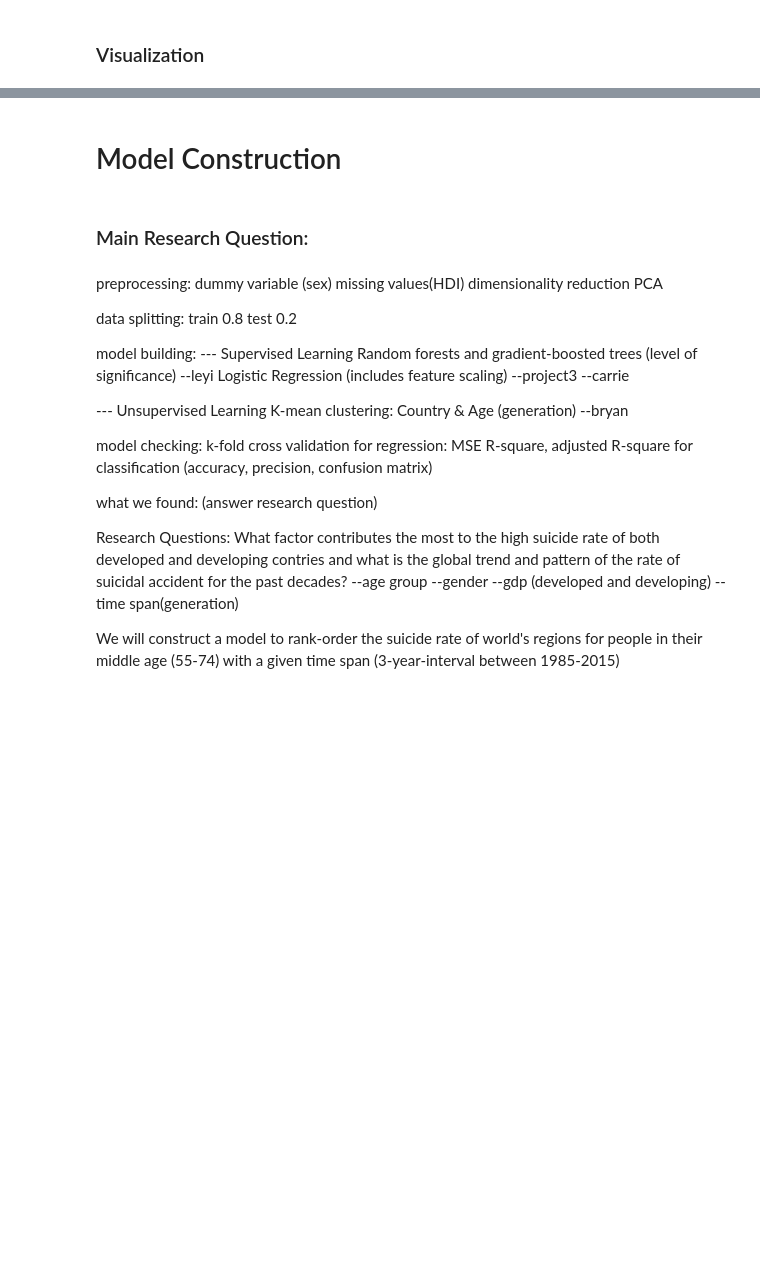
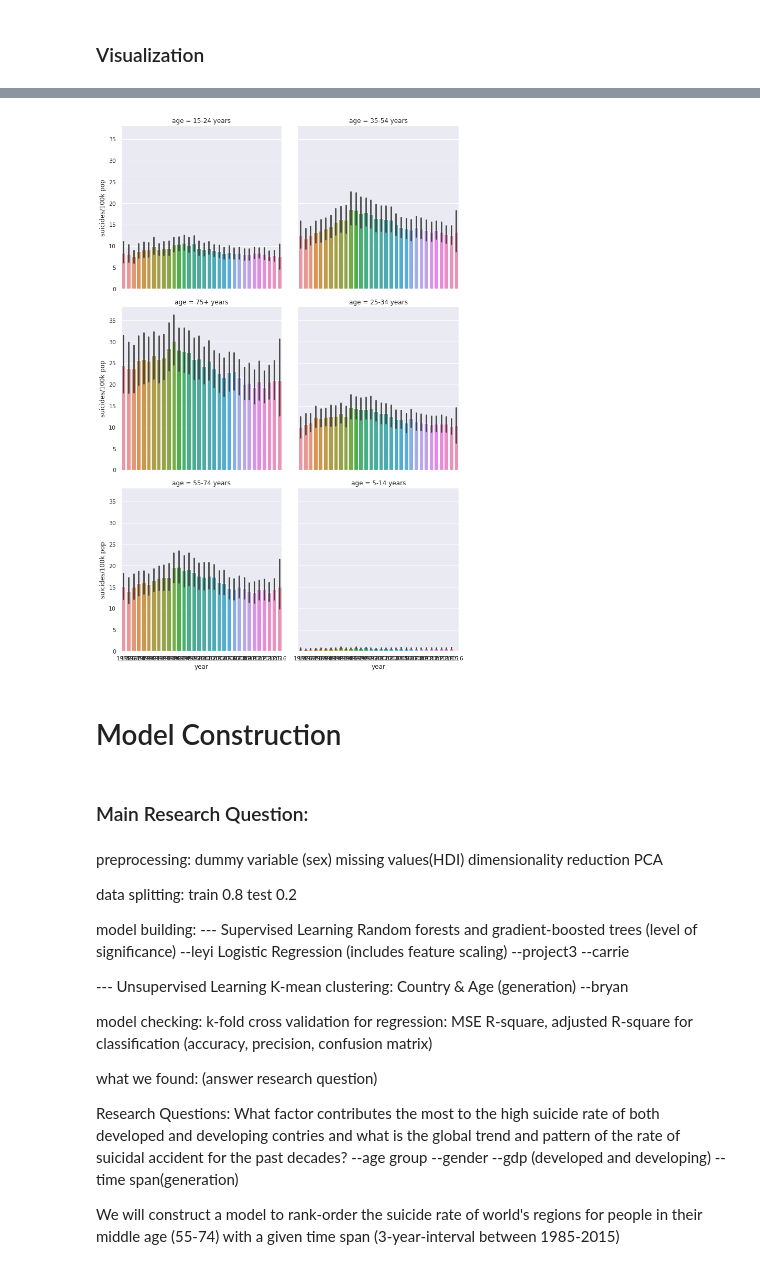
Before and after one commit to Leyi36/Cervical-cancer-for-PSTAT135, a Jupyter notebook: Suicide_Rate_Final_Project.ipynb, the cells around one changed output, grey strips where cells are left out. Saved outputs shown, nothing was run; the diff lists cells and outputs as text; code cells hidden in the pictures; blank space fills up the shorter version.

```diff
--- a/Suicide_Rate_Final_Project.ipynb
+++ b/Suicide_Rate_Final_Project.ipynb
@@ -269,3 +293,8 @@ ValueError: Cannot convert column into bool: please use '&' for 'and', '|' for '
+# %%
+sns.catplot('year','suicides/100k pop',col='age',data=suicide,kind='bar',col_wrap=2)
+sns.set(rc={'figure.figsize':(30,13)})
+# %% [output]
+[figure, added]
 # %% [markdown]
 # Model Construction
 # %% [markdown]
```
Also changed, not shown: parts of 41 cells of this notebook.
